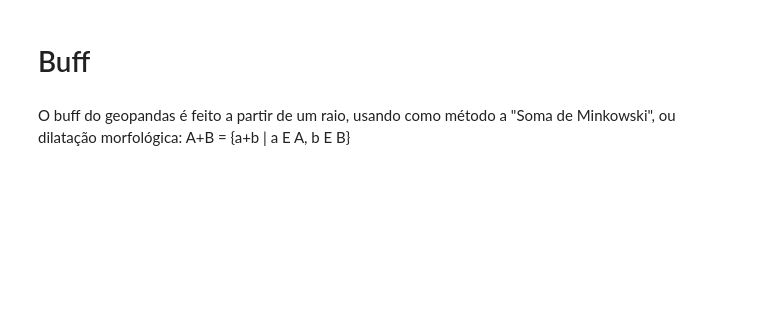
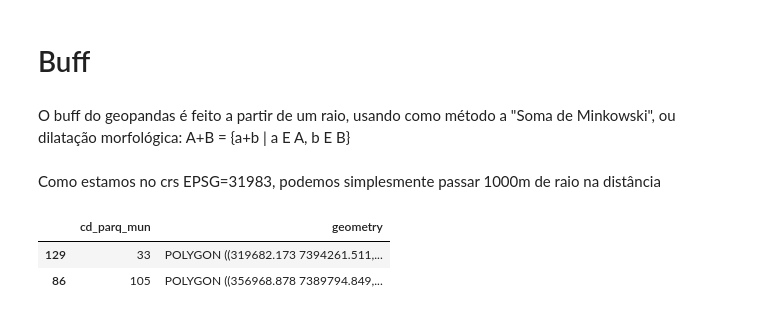
Before and after one commit to sepep-pmsp/coleta_cebrap, a Jupyter notebook: notebooks/jupyter/parques_lineares_urbanos/treat_data/buffed_parques_urb_line.ipynb, the cells around one changed output. Drawn from its saved outputs; the diff is of its cells as text; code cells hidden in the pictures; blank space fills up the shorter version.

```diff
--- a/notebooks/jupyter/parques_lineares_urbanos/treat_data/buffed_parques_urb_line.ipynb
+++ b/notebooks/jupyter/parques_lineares_urbanos/treat_data/buffed_parques_urb_line.ipynb
@@ -36,3 +43,14 @@ gdf_parq_urb_line = gpd.read_parquet(
 # Buff
 # %% [markdown]
 O buff do geopandas é feito a partir de um raio, usando como método a "Soma de Minkowski", ou dilatação morfológica: A+B = {a+b | a E A, b E B}
+# %% [markdown]
+Como estamos no crs EPSG=31983, podemos simplesmente passar 1000m de raio na distância
+# %%
+buffed= gdf_parq_urb_line[['cd_parq_mun', 'geometry']].copy()
+buffed['geometry'] = buffed['geometry'].buffer(1000)
+# %%
+buffed.sample(2)
+# %% [output]
+|  | cd_parq_mun | geometry |
+| 129 | 33 | POLYGON ((319682.173 7394261.511,... |
+| 86 | 105 | POLYGON ((356968.878 7389794.849,... |
```
Also changed, not shown: parts of 5 cells of this notebook, 4 other files.
